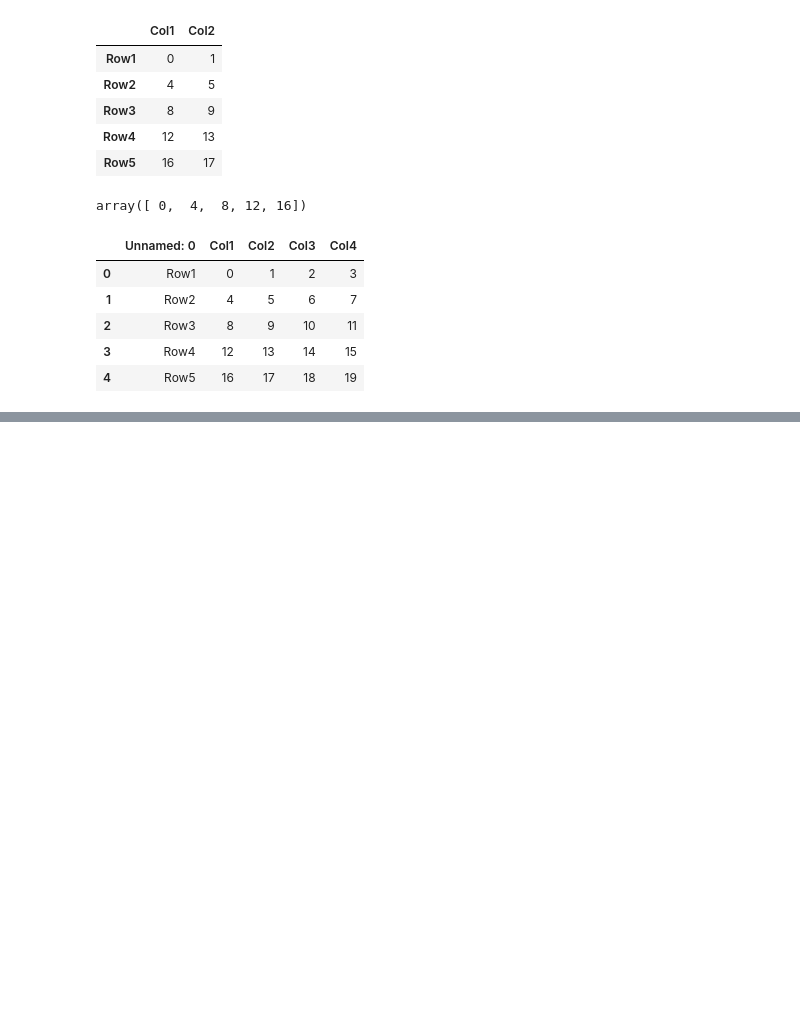
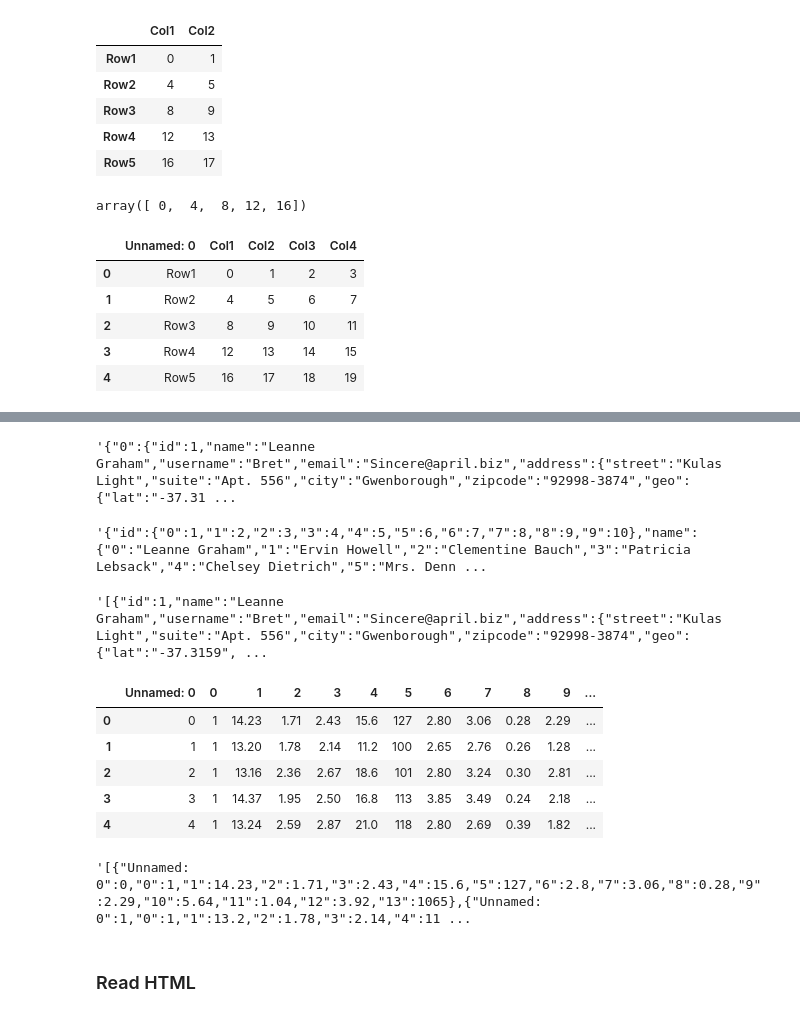
Before and after one commit to aiwithmaha/myPython7am, a Jupyter notebook: Fundations/4PandasReadingfiles.ipynb, the cells around one changed output, grey strips where cells are left out. Drawn from its saved outputs; the diff is of its cells as text; code cells hidden in the pictures; blank space fills up the shorter version.

```diff
--- a/Fundations/4PandasReadingfiles.ipynb
+++ b/Fundations/4PandasReadingfiles.ipynb
@@ -188,0 +425,22 @@ df.head()
+# %%
+df.to_json(orient="index")
+# %% [output]
+'{"0":{"id":1,"name":"Leanne Graham","username":"Bret","email":"Sincere@april.biz","address":{"street":"Kulas Light","suite":"Apt. 556","city":"Gwenborough","zipcode":"92998-3874","geo":{"lat":"-37.31 ...
+# %%
+df.to_json()
+# %% [output]
+'{"id":{"0":1,"1":2,"2":3,"3":4,"4":5,"5":6,"6":7,"7":8,"8":9,"9":10},"name":{"0":"Leanne Graham","1":"Ervin Howell","2":"Clementine Bauch","3":"Patricia Lebsack","4":"Chelsey Dietrich","5":"Mrs. Denn ...
+# %%
+df.to_json(orient="records")
+# %% [output]
+'[{"id":1,"name":"Leanne Graham","username":"Bret","email":"Sincere@april.biz","address":{"street":"Kulas Light","suite":"Apt. 556","city":"Gwenborough","zipcode":"92998-3874","geo":{"lat":"-37.3159", ...
+# %%
+df=pd.read_csv('wine.csv')
+df.head()
+# %% [output]
+|  | Unnamed: 0 | 0 | 1 | 2 | 3 | 4 | 5 | 6 | 7 | 8 | 9 | ... |
+| 0 | 0 | 1 | 14.23 | 1.71 | 2.43 | 15.6 | 127 | 2.80 | 3.06 | 0.28 | 2.29 | ... |
+| 1 | 1 | 1 | 13.20 | 1.78 | 2.14 | 11.2 | 100 | 2.65 | 2.76 | 0.26 | 1.28 | ... |
+| 2 | 2 | 1 | 13.16 | 2.36 | 2.67 | 18.6 | 101 | 2.80 | 3.24 | 0.30 | 2.81 | ... |
+| 3 | 3 | 1 | 14.37 | 1.95 | 2.50 | 16.8 | 113 | 3.85 | 3.49 | 0.24 | 2.18 | ... |
+| 4 | 4 | 1 | 13.24 | 2.59 | 2.87 | 21.0 | 118 | 2.80 | 2.69 | 0.39 | 1.82 | ... |
@@ -188,0 +449,6 @@ df.head()
+# %%
+df.to_json(orient="records")
+# %% [output]
+'[{"Unnamed: 0":0,"0":1,"1":14.23,"2":1.71,"3":2.43,"4":15.6,"5":127,"6":2.8,"7":3.06,"8":0.28,"9":2.29,"10":5.64,"11":1.04,"12":3.92,"13":1065},{"Unnamed: 0":1,"0":1,"1":13.2,"2":1.78,"3":2.14,"4":11 ...
+# %% [markdown]
+### Read HTML
```
Also changed, not shown: parts of 40 cells of this notebook, 6 other files.
